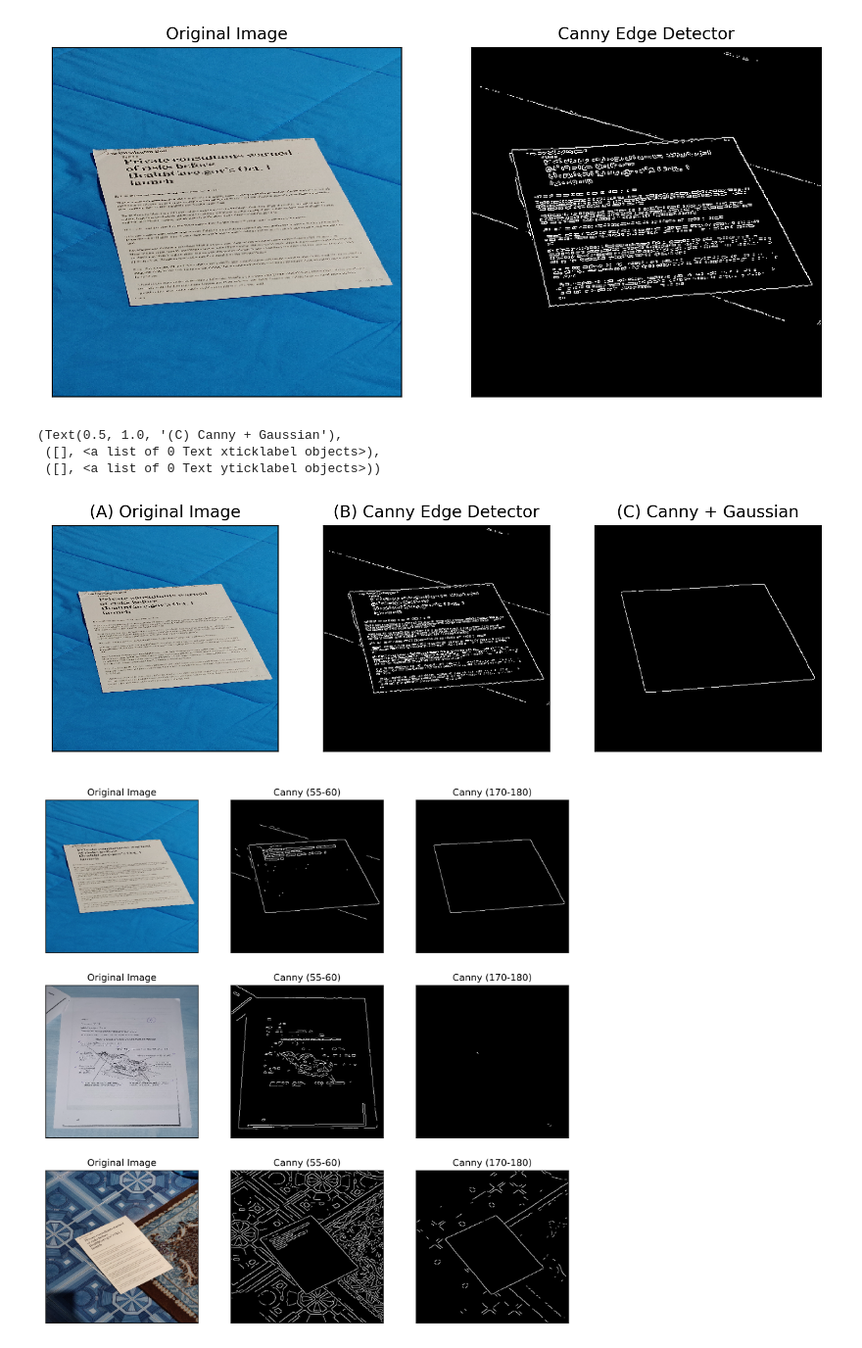
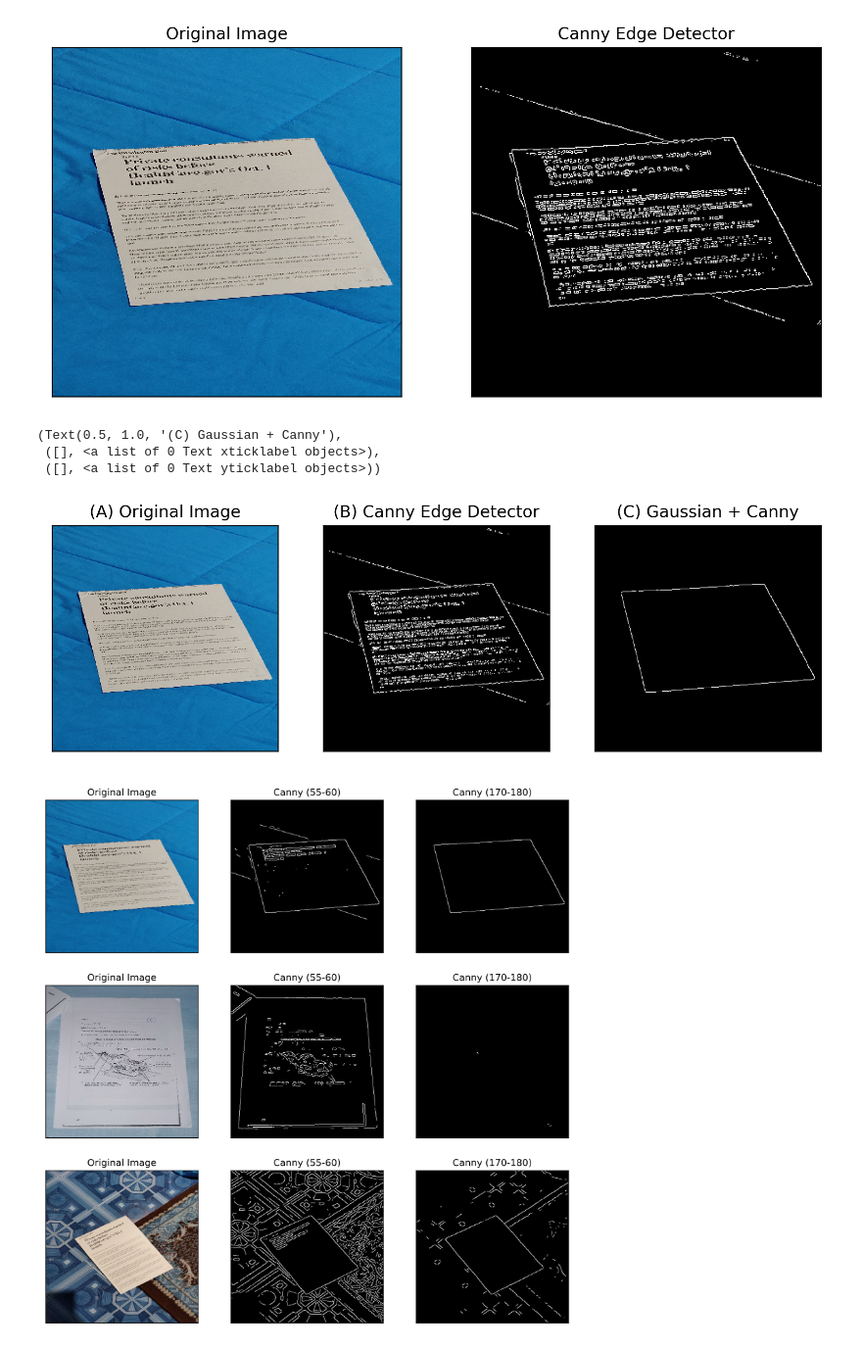
Before and after one commit to federico-terzi/koda, a Jupyter notebook: paper/jupyters/Canny.ipynb, the cells around one changed output. Shown at 98% size. Saved outputs shown, nothing was run; the diff lists cells and outputs as text; code cells hidden in the pictures.

```diff
--- a/paper/jupyters/Canny.ipynb
+++ b/paper/jupyters/Canny.ipynb
@@ -22,31 +22,31 @@ plt.show()
 # %%
 %matplotlib inline
 
 import cv2
 import numpy as np
 from matplotlib import pyplot as plt
 
 img = cv2.imread('../../dataset/IMG_6.jpg')
 img = cv2.resize(img, (400, 400))
 
 blurred = cv2.GaussianBlur(img,(11,11),0)
 
 
 edges1 = cv2.Canny(img,230,240)
 edges = cv2.Canny(blurred,230,240)
 
 plt.figure(figsize=(10,10), dpi = 300)
 plt.subplot(131),plt.imshow(img)
 plt.title('(A) Original Image'), plt.xticks([]), plt.yticks([])
 plt.subplot(132),plt.imshow(edges1,cmap = 'gray')
 plt.title('(B) Canny Edge Detector'), plt.xticks([]), plt.yticks([])
 plt.subplot(133),plt.imshow(edges,cmap = 'gray')
-plt.title('(C) Canny + Gaussian'), plt.xticks([]), plt.yticks([])
+plt.title('(C) Gaussian + Canny'), plt.xticks([]), plt.yticks([])
 # %% [output]
-(Text(0.5, 1.0, '(C) Canny + Gaussian'),
+(Text(0.5, 1.0, '(C) Gaussian + Canny'),
  ([], <a list of 0 Text xticklabel objects>),
  ([], <a list of 0 Text yticklabel objects>))
-[figure, old version]
+[figure, new version]
 # %%
 
 
```
Also changed, not shown: 21 other files.
